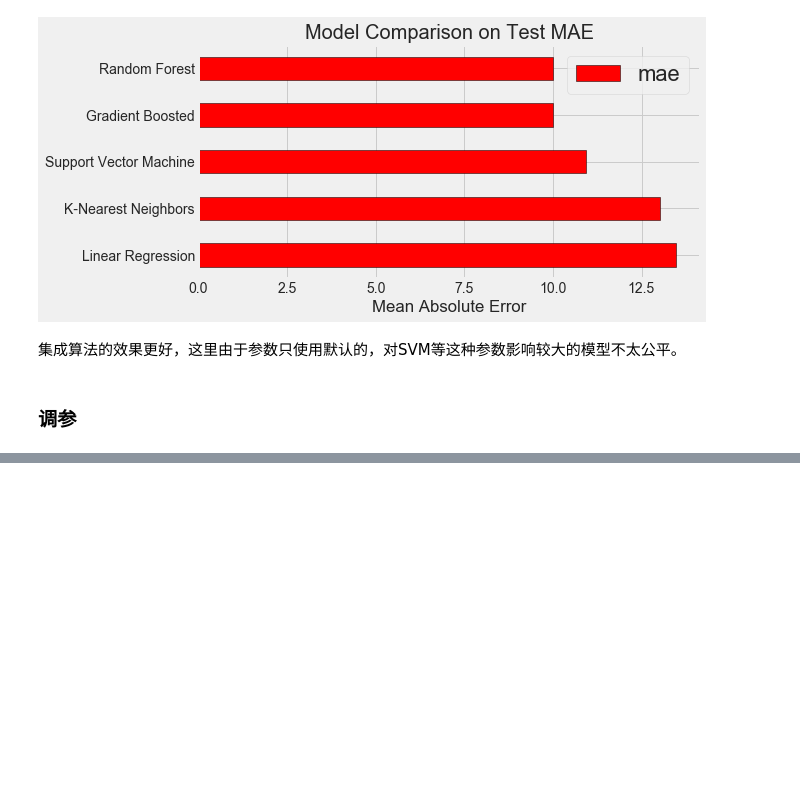
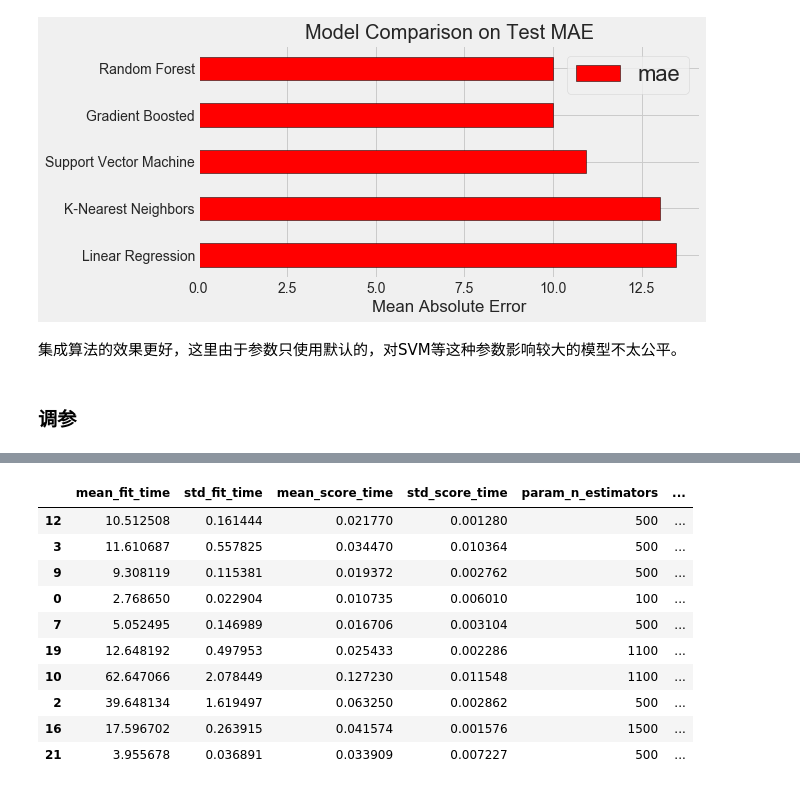
Before and after one commit to ben1234560/AiLearning-Theory-Applying, a Jupyter notebook: 机器学习竞赛实战_优胜解决方案/建筑能源利用率预测/建模与分析_建筑能源利用率预测.ipynb, the cells around one changed output, grey strips where cells are left out. Saved outputs shown, nothing was run; the diff lists cells and outputs as text; code cells hidden in the pictures; blank space fills up the shorter version.

```diff
--- a/机器学习竞赛实战_优胜解决方案/建筑能源利用率预测/建模与分析_建筑能源利用率预测.ipynb
+++ b/机器学习竞赛实战_优胜解决方案/建筑能源利用率预测/建模与分析_建筑能源利用率预测.ipynb
@@ -192,0 +225,12 @@ plt.title('Model Comparison on Test MAE', size = 20);
+# %%
+# Create the model to use for hyperparameter tuning
+model = GradientBoostingRegressor(random_state = 42)
+
+# Set up the random search with 4-fold cross validation
+random_cv = RandomizedSearchCV(estimator=model,
+                               param_distributions=hyperparameter_grid,
+                               cv=4, n_iter=25,
+                               scoring = 'neg_mean_absolute_error',
+                               n_jobs = -1, verbose = 1,
+                               return_train_score = True,
+                               random_state=42)
@@ -192,0 +262,17 @@ plt.title('Model Comparison on Test MAE', size = 20);
+# %%
+# 获取所有cv结果并按测试性能排序
+random_results = pd.DataFrame(random_cv.cv_results_).sort_values('mean_test_score', ascending = False)
+
+random_results.head(10)
+# %% [output]
+|  | mean_fit_time | std_fit_time | mean_score_time | std_score_time | param_n_estimators | ... |
+| 12 | 10.512508 | 0.161444 | 0.021770 | 0.001280 | 500 | ... |
+| 3 | 11.610687 | 0.557825 | 0.034470 | 0.010364 | 500 | ... |
+| 9 | 9.308119 | 0.115381 | 0.019372 | 0.002762 | 500 | ... |
+| 0 | 2.768650 | 0.022904 | 0.010735 | 0.006010 | 100 | ... |
+| 7 | 5.052495 | 0.146989 | 0.016706 | 0.003104 | 500 | ... |
+| 19 | 12.648192 | 0.497953 | 0.025433 | 0.002286 | 1100 | ... |
+| 10 | 62.647066 | 2.078449 | 0.127230 | 0.011548 | 1100 | ... |
+| 2 | 39.648134 | 1.619497 | 0.063250 | 0.002862 | 500 | ... |
+| 16 | 17.596702 | 0.263915 | 0.041574 | 0.001576 | 1500 | ... |
+| 21 | 3.955678 | 0.036891 | 0.033909 | 0.007227 | 500 | ... |
```
Also changed, not shown: parts of 10 cells of this notebook, 1 other file.
